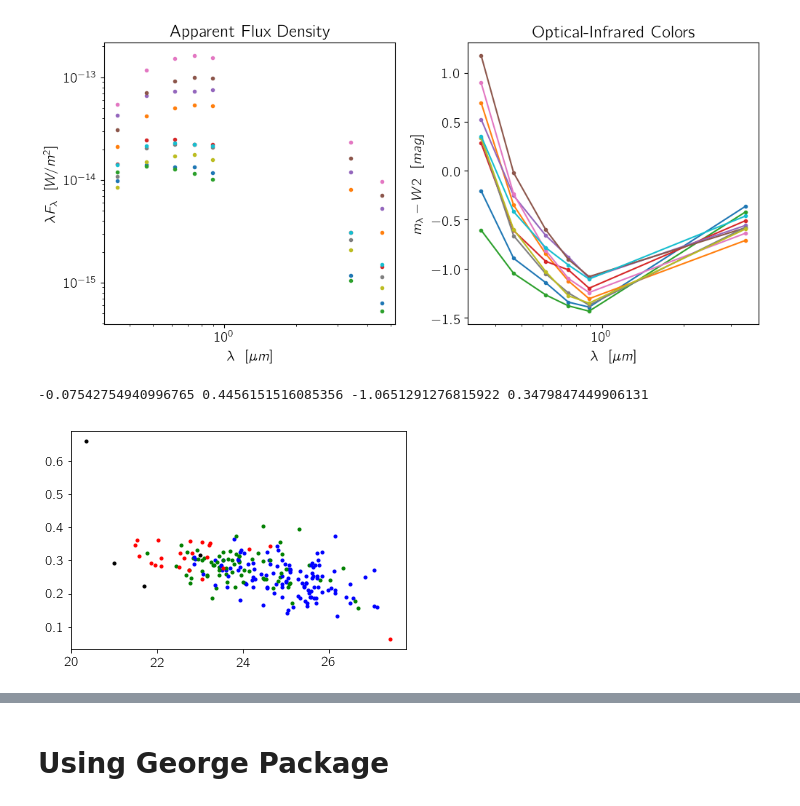
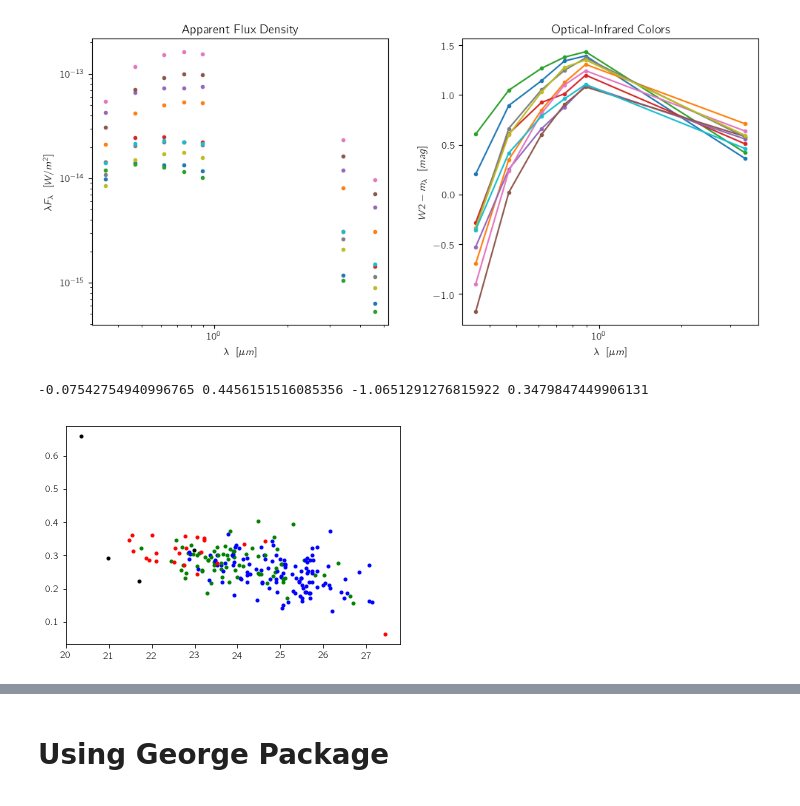
Before and after one commit to ekourkchi/reddening, a Jupyter notebook: griz2PC0.ipynb, the cells around one changed output, grey strips where cells are left out. Saved outputs shown, nothing was run; the diff lists cells and outputs as text; code cells hidden in the pictures.

```diff
--- a/griz2PC0.ipynb
+++ b/griz2PC0.ipynb
@@ -86,36 +86,36 @@ wavelengths = np.asarray([lambda_u, lambda_g, lambda_r, lambda_i, lambda_z, lamb
 
 
 fig = py.figure(figsize=(10, 10), dpi=100)
 fig.subplots_adjust(wspace=0.25, hspace=0.2, top=0.95, bottom=0.10, left=0.08, right=0.98)
 gs = gridspec.GridSpec(2, 2, height_ratios=[1,1])
 p = 0
 
 
 
 ax = plt.subplot(gs[p]) ; p+=1
 for j in np.arange(0,10):
 
     mags = np.asarray([u[j], g[j],r[j],i[j],z[j],w1[j],w2[j]])
     nuF_nu = ((C0*1.0E-12)/wavelengths)*mag2Flux(mags)
 #     print wavelengths
 #     print nuF_nu
     ax.plot(wavelengths, nuF_nu, '.')
     ax.set_xscale('log')
     ax.set_yscale('log')
     ax.set_xlabel(r'$\lambda ~~ [\mu m]$')
     ax.set_ylabel(r'$\lambda F_\lambda ~~ [W/m^2]$')
     ax.set_title('Apparent Flux Density')
 
 ax = plt.subplot(gs[p]) ; p+=1
 X0 = wavelengths[:6]
 for j in np.arange(0,10):
-    ax.plot(X0, [u[j]-w2[j], g[j]-w2[j],r[j]-w2[j],i[j]-w2[j],z[j]-w2[j],w1[j]-w2[j]], '.-')
+    ax.plot(X0, [w2[j]-u[j], w2[j]-g[j],w2[j]-r[j],w2[j]-i[j],w2[j]-z[j],w2[j]-w1[j]], '.-')
     ax.set_xscale('log')
     ax.set_xlabel(r'$\lambda ~~ [\mu m]$')
-    ax.set_ylabel(r'$m_\lambda-W2 ~~ [mag]$')
+    ax.set_ylabel(r'$W2-m_\lambda ~~ [mag]$')
     ax.set_title('Optical-Infrared Colors')
 # %% [output]
-[figure, old version]
+[figure, new version]
 # %%
 ri = r-i
 gr = g-r
@@ -147,4 +147,4 @@ for j in range(len(ri)):
         plt.plot(mu50_[j], gr[j], '.', color='black',alpha=1.)
 # %% [output]
 -0.07542754940996765 0.4456151516085356 -1.0651291276815922 0.3479847449906131
-[figure, old version]
+[figure, new version]
```
Also changed, not shown: parts of 13 cells of this notebook, 8 other files.
